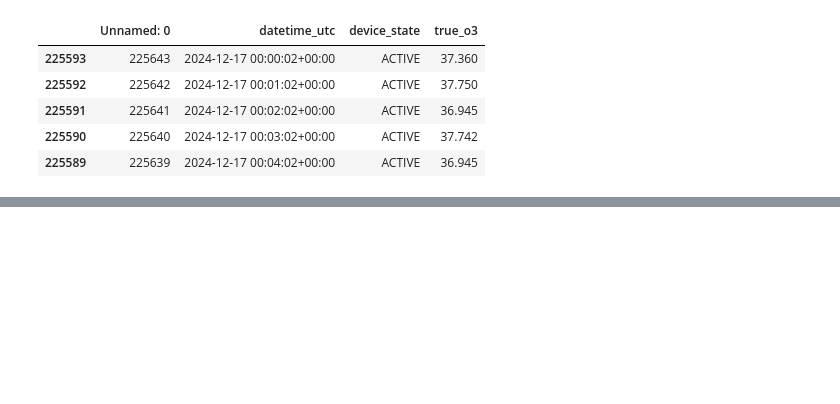
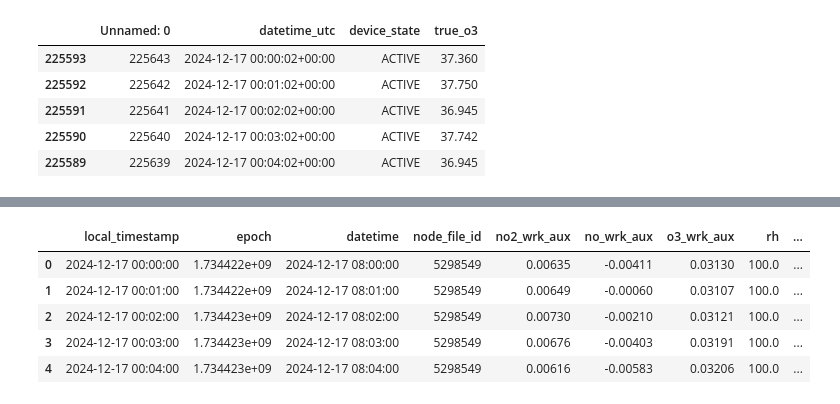
Before and after one commit to jacklardner/beacon-to-modulair-ozone, a Jupyter notebook: compiling_training_testing_data.ipynb, the cells around one changed output, grey strips where cells are left out. Saved outputs shown, nothing was run; the diff lists cells and outputs as text; code cells hidden in the pictures; blank space fills up the shorter version.

```diff
--- a/compiling_training_testing_data.ipynb
+++ b/compiling_training_testing_data.ipynb
@@ -146,0 +170,9 @@ pema_test_df.head()
+# %%
+pha_beacon_df.head()
+# %% [output]
+|  | local_timestamp | epoch | datetime | node_file_id | no2_wrk_aux | no_wrk_aux | o3_wrk_aux | rh | ... |
+| 0 | 2024-12-17 00:00:00 | 1.734422e+09 | 2024-12-17 08:00:00 | 5298549 | 0.00635 | -0.00411 | 0.03130 | 100.0 | ... |
+| 1 | 2024-12-17 00:01:00 | 1.734422e+09 | 2024-12-17 08:01:00 | 5298549 | 0.00649 | -0.00060 | 0.03107 | 100.0 | ... |
+| 2 | 2024-12-17 00:02:00 | 1.734423e+09 | 2024-12-17 08:02:00 | 5298549 | 0.00730 | -0.00210 | 0.03121 | 100.0 | ... |
+| 3 | 2024-12-17 00:03:00 | 1.734423e+09 | 2024-12-17 08:03:00 | 5298549 | 0.00676 | -0.00403 | 0.03191 | 100.0 | ... |
+| 4 | 2024-12-17 00:04:00 | 1.734423e+09 | 2024-12-17 08:04:00 | 5298549 | 0.00616 | -0.00583 | 0.03206 | 100.0 | ... |
```
Also changed, not shown: parts of 23 cells of this notebook, 11 other files.
